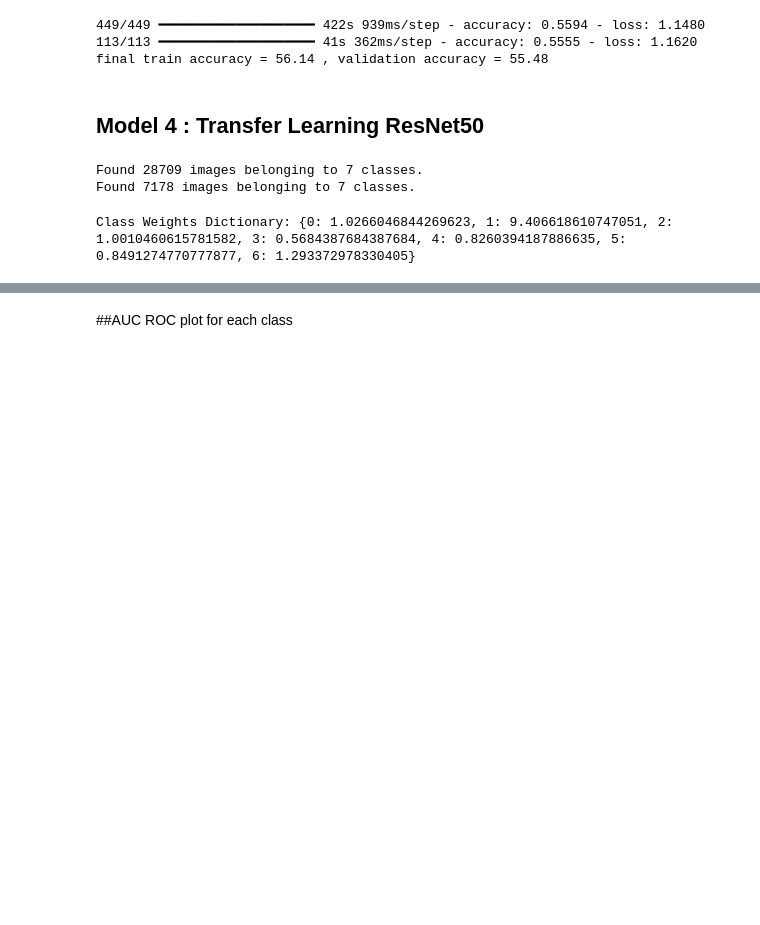
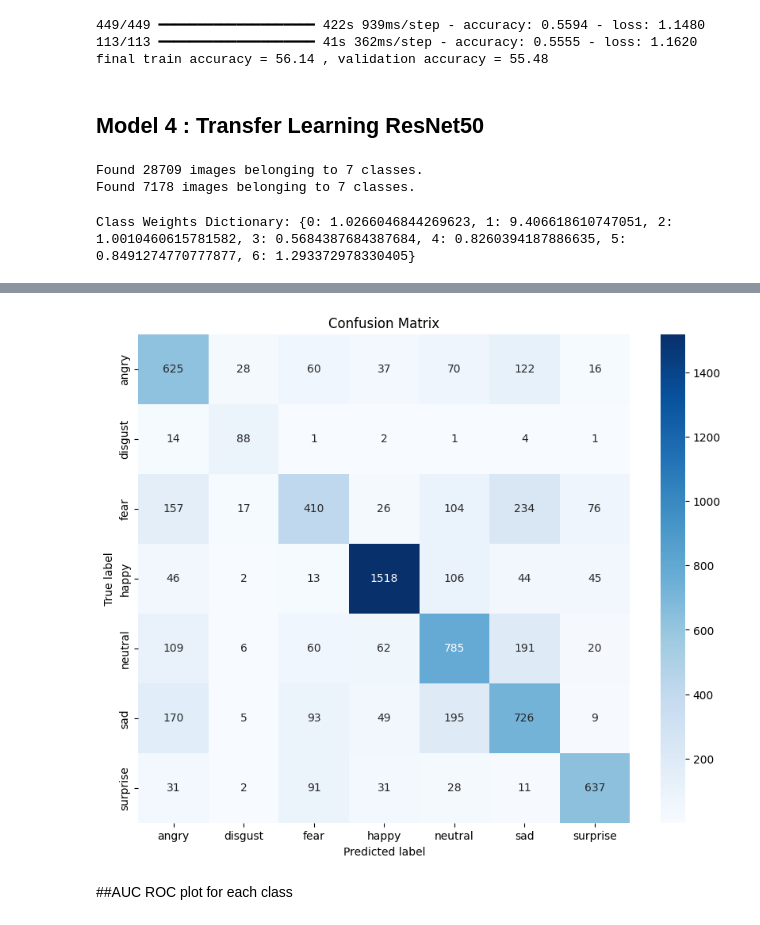
Before and after one commit to parasgodhani01/Emotion-Detection, a Jupyter notebook: main.ipynb, the cells around one changed output, grey strips where cells are left out. Drawn from its saved outputs; the diff is of its cells as text; code cells hidden in the pictures; blank space fills up the shorter version.

Commit message:
Upto AUC/ROC curve

```diff
--- a/main.ipynb
+++ b/main.ipynb
@@ -1070,7 +1069,7 @@ test_steps_epoch = test_generator.samples // test_generator.batch_size + 1
 train_history = model.fit(
                           train_generator,
                           steps_per_epoch=train_steps_per_epoch,
-                          epochs=20,
+                          epochs=30,
                           validation_data=test_generator,
                           validation_steps=test_steps_epoch,
                           class_weight=class_weights_dict,
@@ -1105,6 +1108,6 @@ print("final train accuracy = {:.2f} , validation accuracy = {:.2f}".format(trai
 # %%
 true_classes = test_generator.classes
-predicted_classes = np.argmax(model.predict(test_generator, steps=np.ceil(test_generator.samples/test_generator.batch_size)), axis=1)
+predicted_classes = np.argmax(model.predict(test_generator, steps=int(np.ceil(test_generator.samples/test_generator.batch_size))), axis=1) # Convert steps to an integer
 class_labels = list(test_generator.class_indices.keys())
 
 cm = confusion_matrix(true_classes, predicted_classes)
@@ -1115,3 +1118,4 @@ plt.title('Confusion Matrix')
 plt.ylabel('True label')
 plt.xlabel('Predicted label')
 plt.show()
+# %% [output]
@@ -1118,3 +1123,4 @@ plt.show()
+[figure, added]
 # %% [markdown]
 ##AUC ROC plot for each class
 # %%
```
Also changed, not shown: parts of 18 cells of this notebook.
